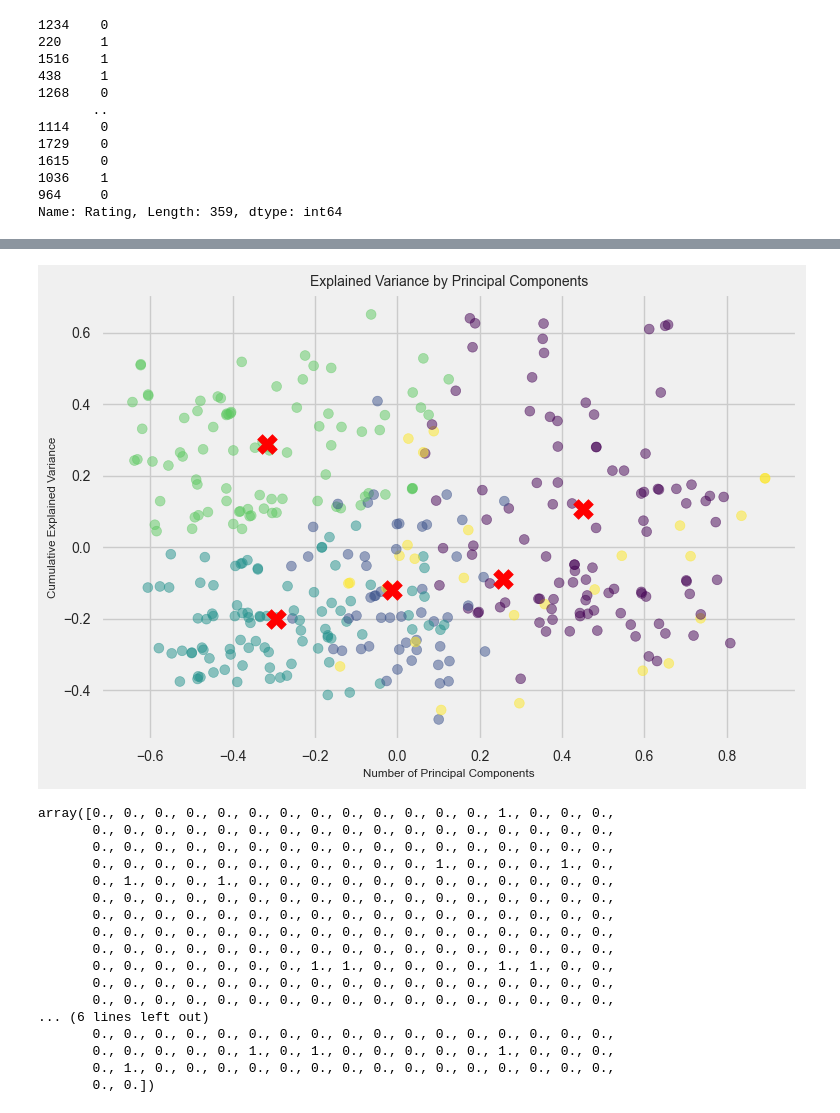
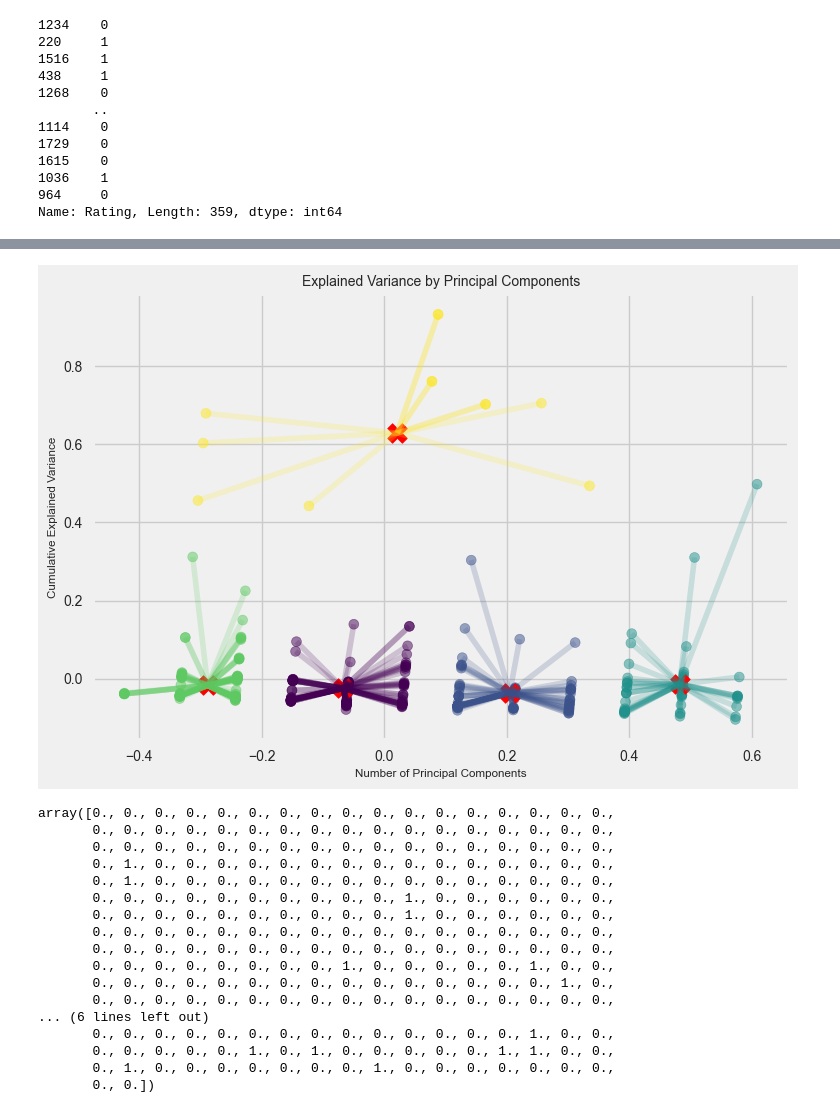
Before and after one commit to AndrewTran03/CS5805-ML1-FinalProject, a Jupyter notebook: blog-posts/Cluster-Chocolate-Bar-Ratings-Blog-Post/Cluster-Chocolate-Bar-Ratings-Blog-Post.ipynb, the cells around one changed output, grey strips where cells are left out. Drawn from its saved outputs; the diff is of its cells as text; code cells hidden in the pictures.

Commit message:
Finished revisions for Clustering on Chocolate Bar Rating Blog Post

```diff
--- a/blog-posts/Cluster-Chocolate-Bar-Ratings-Blog-Post/Cluster-Chocolate-Bar-Ratings-Blog-Post.ipynb
+++ b/blog-posts/Cluster-Chocolate-Bar-Ratings-Blog-Post/Cluster-Chocolate-Bar-Ratings-Blog-Post.ipynb
@@ -508,0 +521,4 @@ Passing `palette` without assigning `hue` is deprecated and will be removed in v
+# %%
+# Removed unnecessary columns not needed for Machine Learning analysis
+df = df.drop(columns=["Company", "Broad Bean Origin", "Company Location", "Specific Bean Origin or Bar Name"], axis=1)
+df
@@ -617,46 +667,61 @@ kmeans_elbow_visualizer.show()
 <Axes: title={'center': 'Distortion Score Elbow for KMeans Clustering'}, xlabel='k', ylabel='distortion score'>
 # %%
+# Complete K-Means Clustering to find any clustering relationships in dataset
 # Run the kmeans model on scaled data
 kmeans_model = KMeans(n_clusters=5, random_state=42).fit(X_train)
 
 # Get the cluster number for each datapoint
 X_clusters = kmeans_model.predict(X_test)
 
 # Save the cluster centroids
 X_clusters_centers = kmeans_model.cluster_centers_
 
+# Plot PCA and K-Means cluster centers
 X_test_principal_clusters_centers = pca.transform(X_clusters_centers)
 plt.scatter(principal_components[:, 0], principal_components[:, 1], c=X_clusters, cmap='viridis', s=50, alpha=0.5)
 plt.scatter(X_test_principal_clusters_centers[:, 0], X_test_principal_clusters_centers[:, 1], c='red', marker='X', s=200, label='Cluster Centers')
-plt.title('Explained Variance by Principal Components')
-plt.xlabel('Number of Principal Components')
-plt.ylabel('Cumulative Explained Variance')
+
+# Set up a LineCollection (for creating lines from each data point to their
+# respective cluster center)
+lines = [[(x1, y1), (x2, y2)] for x1, y1, x2, y2 in zip(principal_components[:, 0], principal_components[:, 1], X_test_principal_clusters_centers[X_clusters][:, 0], X_test_principal_clusters_centers[X_clusters][:, 1])]
+lc = LineCollection(lines, cmap='viridis', norm=plt.Normalize(vmin=np.min(X_clusters), vmax=np.max(X_clusters)), alpha=0.2)
+
+# Set the color values based on the distance from the cluster center
+lc.set_array(np.array(X_clusters))
+
+# Add the created LineCollection to the plot
+plt.gca().add_collection(lc)
+
+plt.title("Explained Variance by Principal Components")
+plt.xlabel("Number of Principal Components")
+plt.ylabel("Cumulative Explained Variance")
 plt.show()
-
-# Obtain predictions and calculate distance from cluster centroid (using Euclidean Distance)
-kmeans_dist = [np.linalg.norm(x - y) for x, y in zip(X_test, X_clusters_centers[X_clusters])]
-
-y_pred = np.array(kmeans_dist)
-y_pred[kmeans_dist >= np.percentile(kmeans_dist, 95)] = 1
-y_pred[kmeans_dist < np.percentile(kmeans_dist, 95)] = 0
-y_pred
 # %% [output]
-[figure, old version]
+[figure, new version]
-array([0., 0., 0., 0., 0., 0., 0., 0., 0., 0., 0., 0., 0., 1., 0., 0., 0.,
-       0., 0., 0., 0., 0., 0., 0., 0., 0., 0., 0., 0., 0., 0., 0., 0., 0.,
-       0., 0., 0., 0., 0., 0., 0., 0., 0., 0., 0., 0., 0., 0., 0., 0., 0.,
-       0., 0., 0., 0., 0., 0., 0., 0., 0., 0., 0., 1., 0., 0., 0., 1., 0.,
-       0., 1., 0., 0., 1., 0., 0., 0., 0., 0., 0., 0., 0., 0., 0., 0., 0.,
-       0., 0., 0., 0., 0., 0., 0., 0., 0., 0., 0., 0., 0., 0., 0., 0., 0.,
-       0., 0., 0., 0., 0., 0., 0., 0., 0., 0., 0., 0., 0., 0., 0., 0., 0.,
-       0., 0., 0., 0., 0., 0., 0., 0., 0., 0., 0., 0., 0., 0., 0., 0., 0.,
-       0., 0., 0., 0., 0., 0., 0., 0., 0., 0., 0., 0., 0., 0., 0., 0., 0.,
-       0., 0., 0., 0., 0., 0., 0., 1., 1., 0., 0., 0., 0., 1., 1., 0., 0.,
-       0., 0., 0., 0., 0., 0., 0., 0., 0., 0., 0., 0., 0., 0., 0., 0., 0.,
-       0., 0., 0., 0., 0., 0., 0., 0., 0., 0., 0., 0., 0., 0., 0., 0., 0.,
-... (6 lines left out)
-       0., 0., 0., 0., 0., 0., 0., 0., 0., 0., 0., 0., 0., 0., 0., 0., 0.,
-       0., 0., 0., 0., 0., 1., 0., 1., 0., 0., 0., 0., 0., 1., 0., 0., 0.,
-       0., 1., 0., 0., 0., 0., 0., 0., 0., 0., 0., 0., 0., 0., 0., 0., 0.,
-       0., 0.])
+# %%
+# Obtain predictions and calculate distance from cluster centroid (using Euclidean Distance)
+kmeans_dist = [np.linalg.norm(x - y) for x, y in zip(principal_components, X_test_principal_clusters_centers[X_clusters])]
+
+y_pred = np.array(kmeans_dist)
+y_pred[kmeans_dist >= np.percentile(kmeans_dist, 95)] = 1
+y_pred[kmeans_dist < np.percentile(kmeans_dist, 95)] = 0
+y_pred
+# %% [output]
+array([0., 0., 0., 0., 0., 0., 0., 0., 0., 0., 0., 0., 0., 0., 0., 0., 0.,
+       0., 0., 0., 0., 0., 0., 0., 0., 0., 0., 0., 0., 0., 0., 0., 0., 0.,
+       0., 0., 0., 0., 0., 0., 0., 0., 0., 0., 0., 0., 0., 0., 0., 0., 0.,
+       0., 1., 0., 0., 0., 0., 0., 0., 0., 0., 0., 0., 0., 0., 0., 0., 0.,
+       0., 1., 0., 0., 0., 0., 0., 0., 0., 0., 0., 0., 0., 0., 0., 0., 0.,
+       0., 0., 0., 0., 0., 0., 0., 0., 0., 0., 1., 0., 0., 0., 0., 0., 0.,
+       0., 0., 0., 0., 0., 0., 0., 0., 0., 0., 1., 0., 0., 0., 0., 0., 0.,
+       0., 0., 0., 0., 0., 0., 0., 0., 0., 0., 0., 0., 0., 0., 0., 0., 0.,
+       0., 0., 0., 0., 0., 0., 0., 0., 0., 0., 0., 0., 0., 0., 0., 0., 0.,
+       0., 0., 0., 0., 0., 0., 0., 0., 1., 0., 0., 0., 0., 0., 1., 0., 0.,
+       0., 0., 0., 0., 0., 0., 0., 0., 0., 0., 0., 0., 0., 0., 0., 1., 0.,
+       0., 0., 0., 0., 0., 0., 0., 0., 0., 0., 0., 0., 0., 0., 0., 0., 0.,
+... (6 lines left out)
+       0., 0., 0., 0., 0., 0., 0., 0., 0., 0., 0., 0., 0., 0., 1., 0., 0.,
+       0., 0., 0., 0., 0., 1., 0., 1., 0., 0., 0., 0., 0., 1., 1., 0., 0.,
+       0., 1., 0., 0., 0., 0., 0., 0., 0., 1., 0., 0., 0., 0., 0., 0., 0.,
+       0., 0.])
 # %%
```
Also changed, not shown: parts of 29 cells of this notebook, 3 other files.
